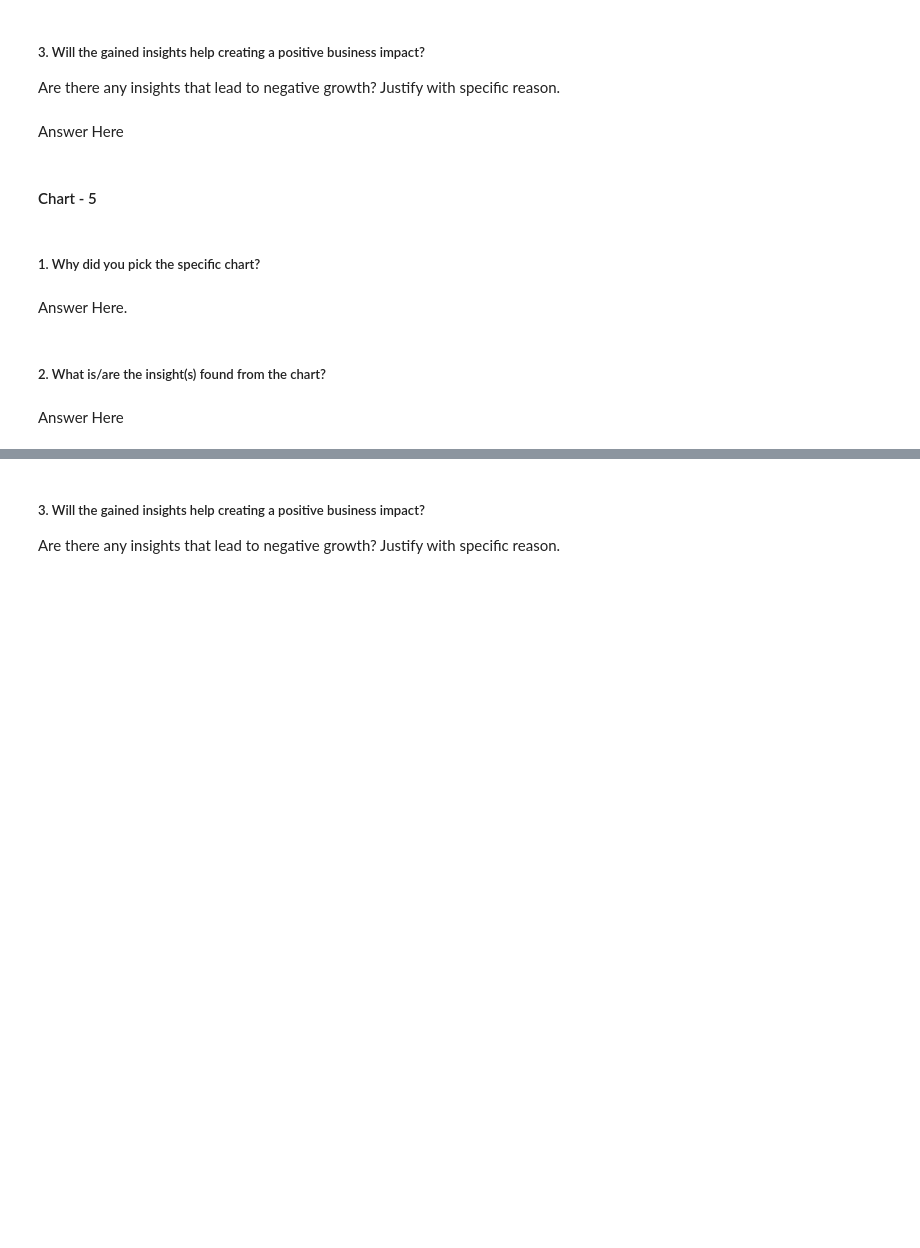
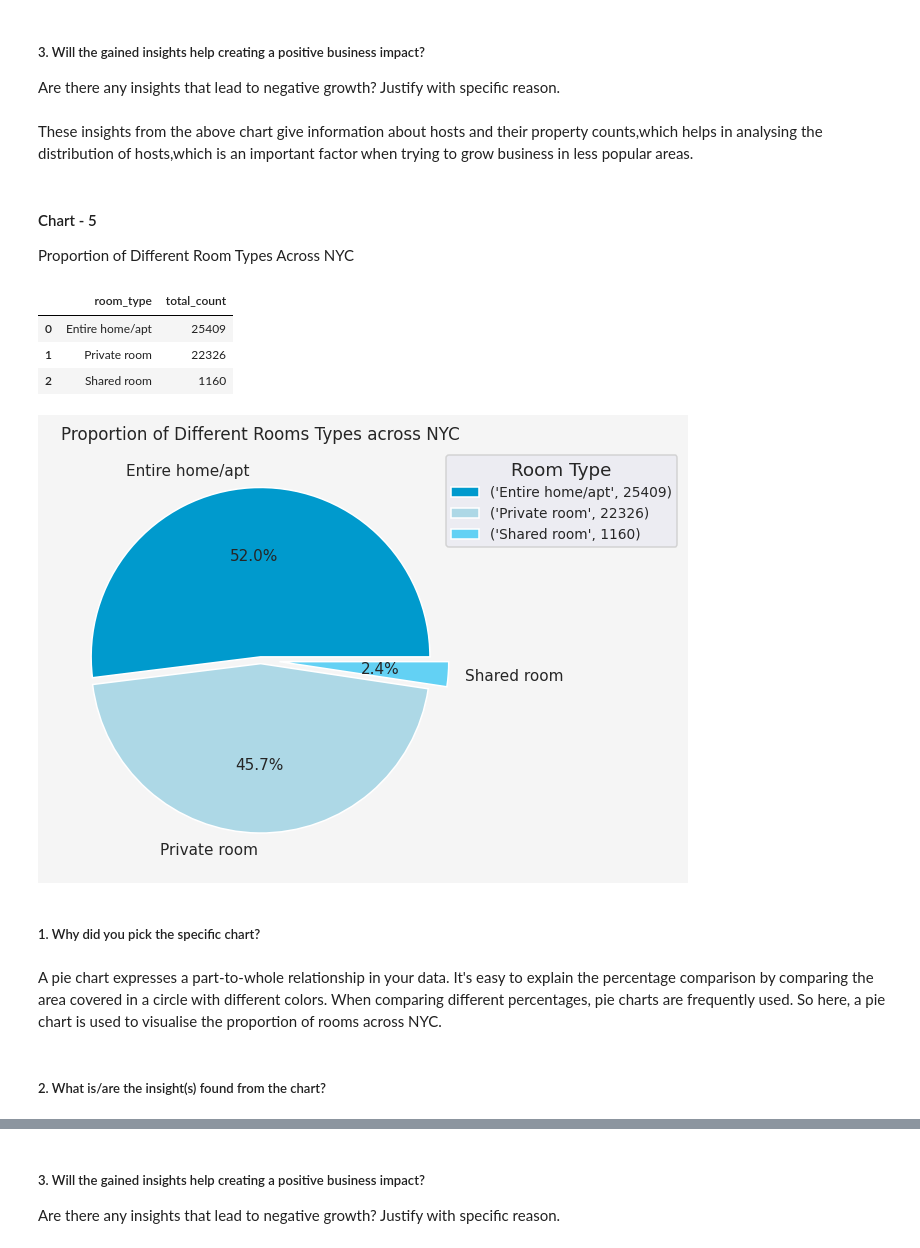
Before and after one commit to abhijain1216/Airbnb-Bookings-Analysis-EDA, a Jupyter notebook: Airbnb_Bookings_Analysis_EDA.ipynb, the cells around one changed output, grey strips where cells are left out. Drawn from its saved outputs; the diff is of its cells as text; code cells hidden in the pictures; blank space fills up the shorter version.

```diff
--- a/Airbnb_Bookings_Analysis_EDA.ipynb
+++ b/Airbnb_Bookings_Analysis_EDA.ipynb
@@ -463,7 +531,9 @@ Answer Here
 # %% [markdown]
 ##### 3. Will the gained insights help creating a positive business impact?
 Are there any insights that lead to negative growth? Justify with specific reason.
-# %% [markdown]
-Answer Here
+# %% [markdown]
+These insights from the above chart give information about hosts and their property counts,which helps in analysing the distribution of hosts,which is an important factor when trying to grow business in less popular areas.
 # %% [markdown]
 #### Chart - 5
+
+Proportion of Different Room Types Across NYC
@@ -472,8 +540,29 @@ Answer Here
+# %%
+# Chart - 5 visualization code
+
+# Dataframe for room proportion acroos NYC
+room_proportion = airbnb['room_type'].value_counts().reset_index().rename(columns = {'index':'room_type','room_type':'total_count'})
+room_proportion
+# %% [output]
+|  | room_type | total_count |
+| 0 | Entire home/apt | 25409 |
+| 1 | Private room | 22326 |
+| 2 | Shared room | 1160 |
+# %%
+# Visualization using Pie Plot
+
+plot_labels = tuple(zip(room_proportion['room_type'],room_proportion['total_count']))
+color_palette_list = ['#009ACD', '#ADD8E6', '#63D1F4']
+plt.figure(figsize = (5,5),dpi = 110,facecolor = 'whitesmoke')
+plt.pie(room_proportion['total_count'],labels=room_proportion.room_type.values,colors = color_palette_list,textprops = {'size': 'small'},autopct='%1.1f%%',explode = [0.02,0.02,.11])
+plt.legend(title='Room Type', bbox_to_anchor=(1, 0, 0.5, 1), fontsize='9',labels = plot_labels)
+plt.title('Proportion of Different Rooms Types across NYC',fontsize=11)
+plt.show()
+# %% [output]
+[figure, added]
 # %% [markdown]
 ##### 1. Why did you pick the specific chart?
-# %% [markdown]
-Answer Here.
+# %% [markdown]
+A pie chart expresses a part-to-whole relationship in your data. It's easy to explain the percentage comparison by comparing the area covered in a circle with different colors. When comparing different percentages, pie charts are frequently used. So here, a pie chart is used to visualise the proportion of rooms across NYC.
 # %% [markdown]
 ##### 2. What is/are the insight(s) found from the chart?
-# %% [markdown]
-Answer Here
```
Also changed, not shown: parts of 53 cells of this notebook.
